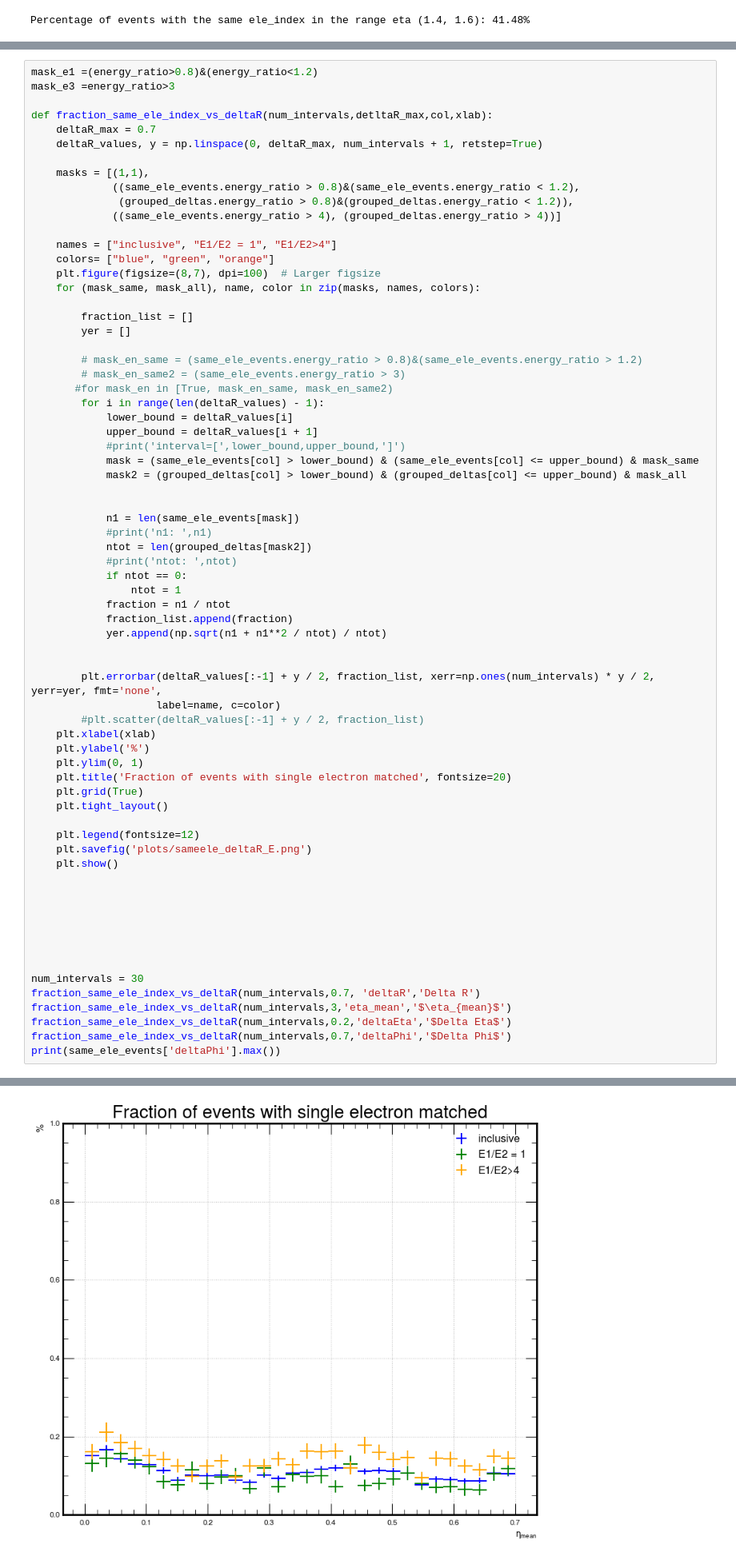
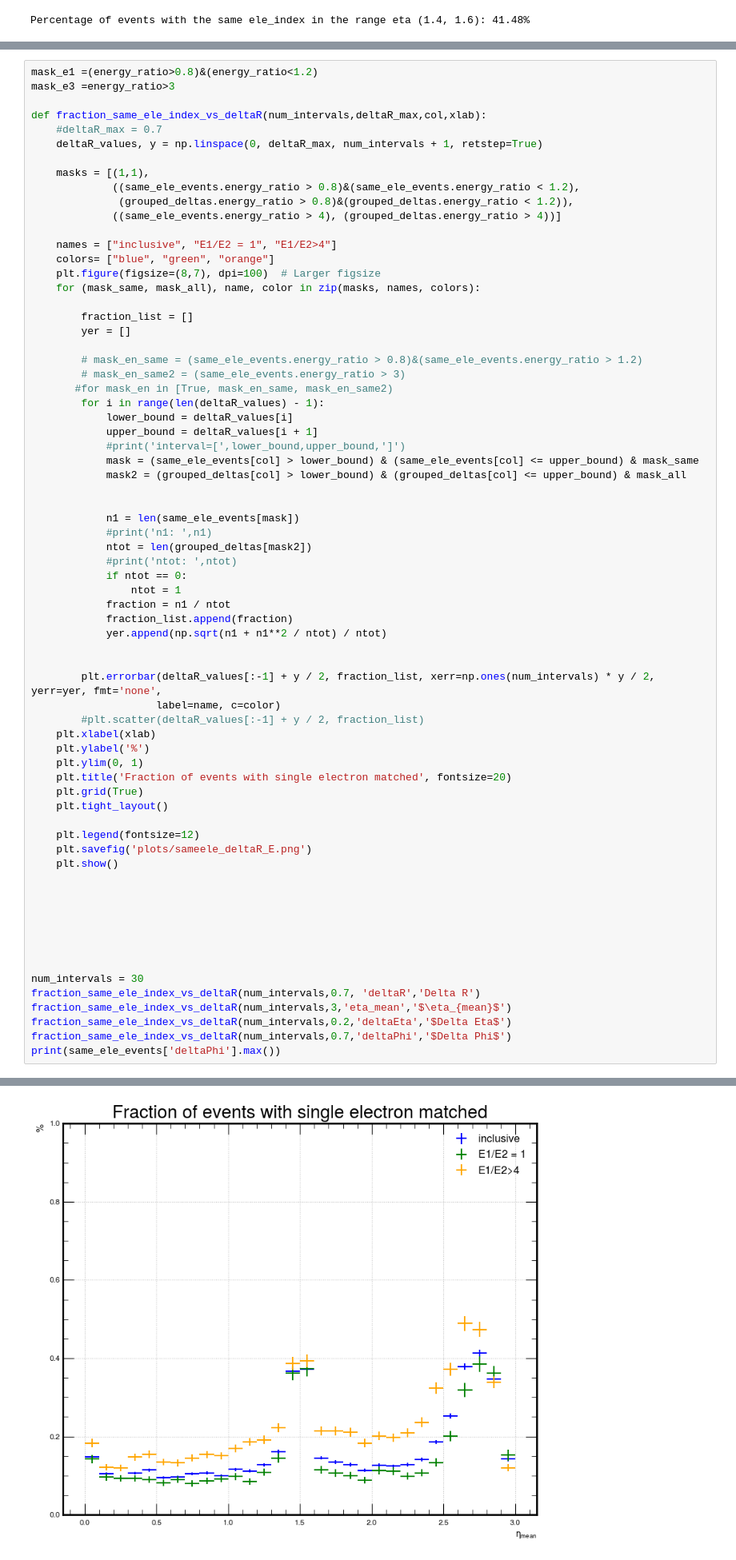
Before and after one commit to Cirrinci/CMS_Simulation, a Jupyter notebook: overlapping_ele2.ipynb, the cells around one changed output, grey strips where cells are left out. Shown at 80% size. Cells and saved outputs as stored; diff of their text form.

```diff
--- a/overlapping_ele2.ipynb
+++ b/overlapping_ele2.ipynb
@@ -469,8 +469,8 @@ fraction_same_ele_index_vs_deltaR(num_intervals)
 mask_e1 =(energy_ratio>0.8)&(energy_ratio<1.2)
 mask_e3 =energy_ratio>3
 
-def fraction_same_ele_index_vs_deltaR(num_intervals,detltaR_max,col,xlab):
-    deltaR_max = 0.7
+def fraction_same_ele_index_vs_deltaR(num_intervals,deltaR_max,col,xlab):
+    #deltaR_max = 0.7
     deltaR_values, y = np.linspace(0, deltaR_max, num_intervals + 1, retstep=True)
 
     masks = [(1,1),
@@ -509,31 +509,31 @@ def fraction_same_ele_index_vs_deltaR(num_intervals,detltaR_max,col,xlab):
 
 
         plt.errorbar(deltaR_values[:-1] + y / 2, fraction_list, xerr=np.ones(num_intervals) * y / 2, yerr=yer, fmt='none',
                     label=name, c=color)
         #plt.scatter(deltaR_values[:-1] + y / 2, fraction_list)
     plt.xlabel(xlab)
     plt.ylabel('%')
     plt.ylim(0, 1)
     plt.title('Fraction of events with single electron matched', fontsize=20)
     plt.grid(True)
     plt.tight_layout()
 
     plt.legend(fontsize=12)
     plt.savefig('plots/sameele_deltaR_E.png')
     plt.show()
 
 
 
 
 
 
 
 num_intervals = 30
 fraction_same_ele_index_vs_deltaR(num_intervals,0.7, 'deltaR','Delta R')
 fraction_same_ele_index_vs_deltaR(num_intervals,3,'eta_mean','$\eta_{mean}$')
 fraction_same_ele_index_vs_deltaR(num_intervals,0.2,'deltaEta','$Delta Eta$')
 fraction_same_ele_index_vs_deltaR(num_intervals,0.7,'deltaPhi','$Delta Phi$')
 print(same_ele_events['deltaPhi'].max())
 # %% [output]
 [figure]
-[figure, old version]
+[figure, new version]
```
Also changed, not shown: parts of 14 cells of this notebook.
